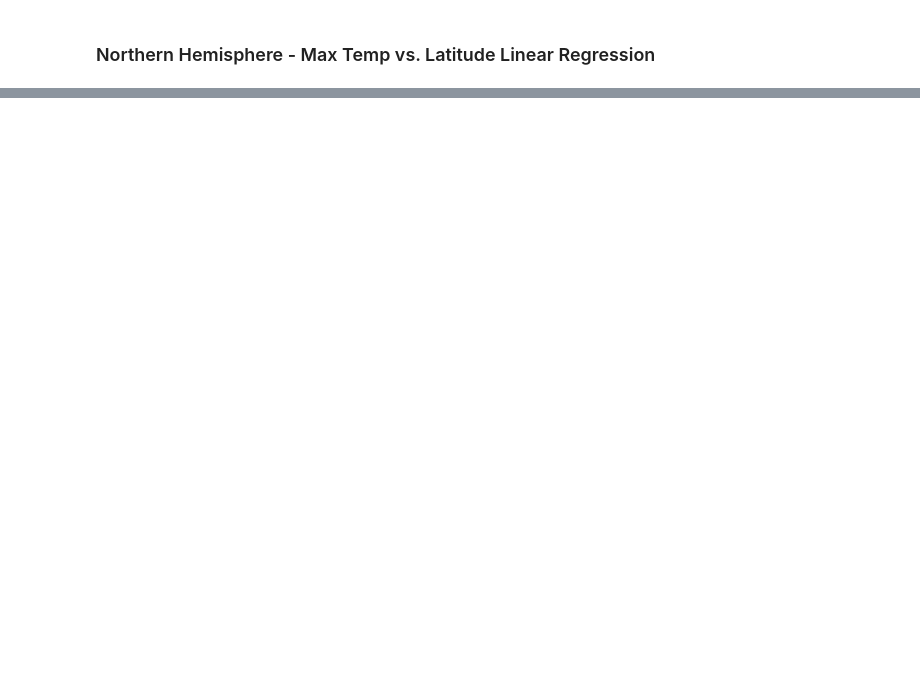
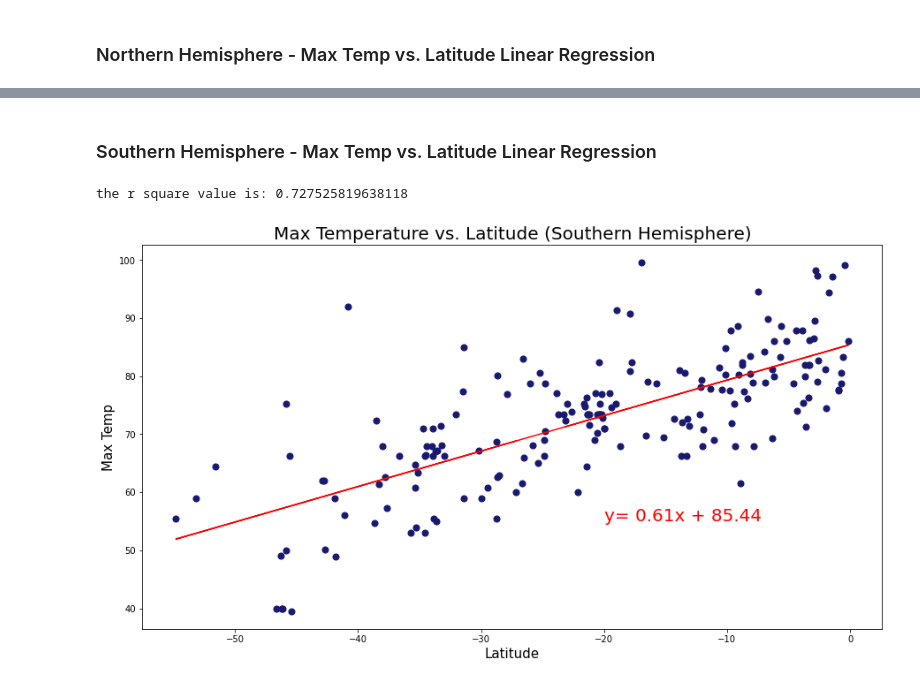
Before and after one commit to JimKTran/UofT-BCS-Python-API-Challenge, a Jupyter notebook: WeatherPy/WeatherPy_Final.ipynb, the cells around one changed output, grey strips where cells are left out. Cells and saved outputs as stored; diff of their text form; code cells hidden in the pictures; blank space fills up the shorter version.

```diff
--- a/WeatherPy/WeatherPy_Final.ipynb
+++ b/WeatherPy/WeatherPy_Final.ipynb
@@ -274,0 +261,21 @@ the r square value is: -0.6561734516601464
+# %% [markdown]
+###  Southern Hemisphere - Max Temp vs. Latitude Linear Regression
+# %%
+# Calculate the linear regression for max temperature and latitude in the southern hemisphere
+
+(slope, intercept, rvalue, pvalue, stderr) = sts.linregress(southern_hemisphere_df['Latitude'], southern_hemisphere_df['Max Temp'])
+regress_values = slope * southern_hemisphere_df['Latitude'] + intercept
+equation = 'y= ' + str(round(slope, 2)) + 'x + ' + str(round(intercept, 2))
+
+plt.figure(figsize=(15,8))
+plt.scatter(southern_hemisphere_df['Latitude'], southern_hemisphere_df['Max Temp'], s=50, c='midnightblue')
+plt.plot(southern_hemisphere_df['Latitude'], regress_values, color='red')
+plt.title('Max Temperature vs. Latitude (Southern Hemisphere)',fontsize =20)
+plt.xlabel('Latitude',fontsize =15)
+plt.ylabel('Max Temp',fontsize =15)
+plt.annotate(equation, xy=(-20, 55), fontsize=20, color='red')
+print(f'the r square value is: {rvalue}\n')
+plt.show()
+# %% [output]
+the r square value is: 0.727525819638118
+[figure, added]
```
Also changed, not shown: parts of 5 cells of this notebook.
